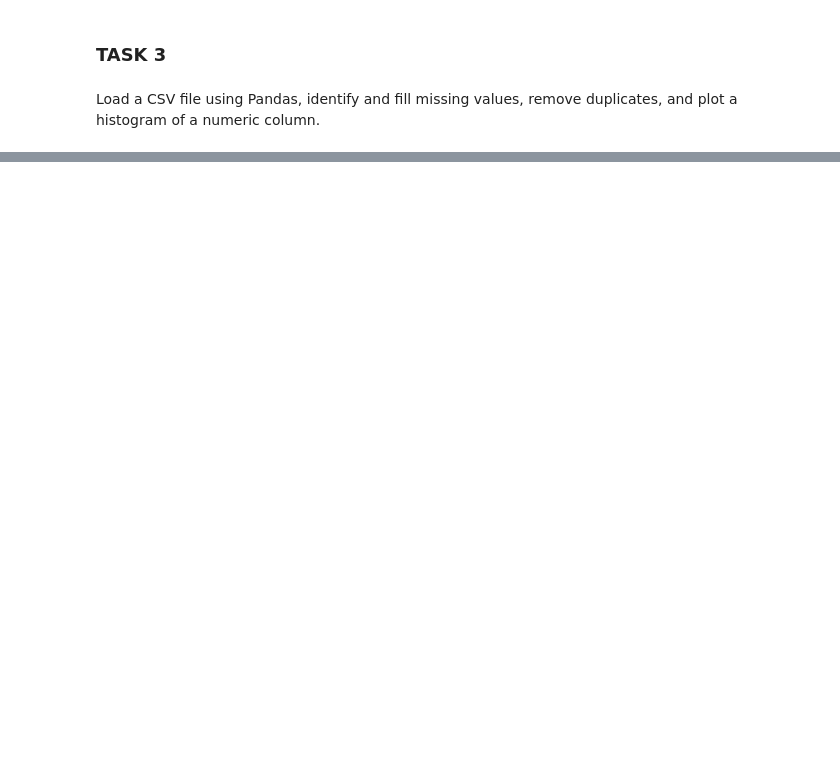
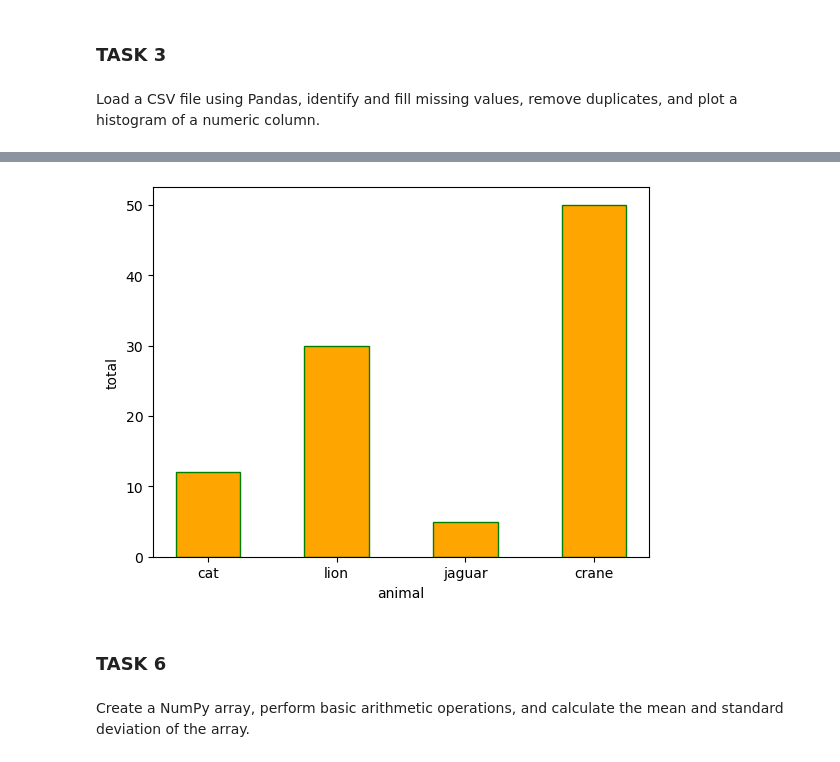
Before and after one commit to joharkhan99/Data-Science-Internship, a Jupyter notebook: Week1/Zero Semester.ipynb, the cells around one changed output, grey strips where cells are left out. Cells and saved outputs as stored; diff of their text form; code cells hidden in the pictures; blank space fills up the shorter version.

```diff
--- a/Week1/Zero Semester.ipynb
+++ b/Week1/Zero Semester.ipynb
@@ -112,0 +97,18 @@ df.plot.hist(column=['age'])
+# %%
+animals = ['cat', 'lion', 'jaguar', 'crane']
+total = [12, 30, 5, 50]
+
+plt.bar(animals, total, color='orange',width=0.5, edgecolor="green"### TASK 5
+
+Plot a line chart showing the trend of a numerical variable over time and create a bar chart to compare the values of different categories.### TASK 5
+
+Plot a line chart showing the trend of a numerical variable over time and create a bar chart to compare the values of different categories.)
+plt.xlabel("animal")
+plt.ylabel("total")
+plt.show()
+# %% [output]
+[figure, added]
+# %% [markdown]
+### TASK 6
+# %% [markdown]
+Create a NumPy array, perform basic arithmetic operations, and calculate the mean and standard deviation of the array.
```
Also changed, not shown: parts of 17 cells of this notebook.
